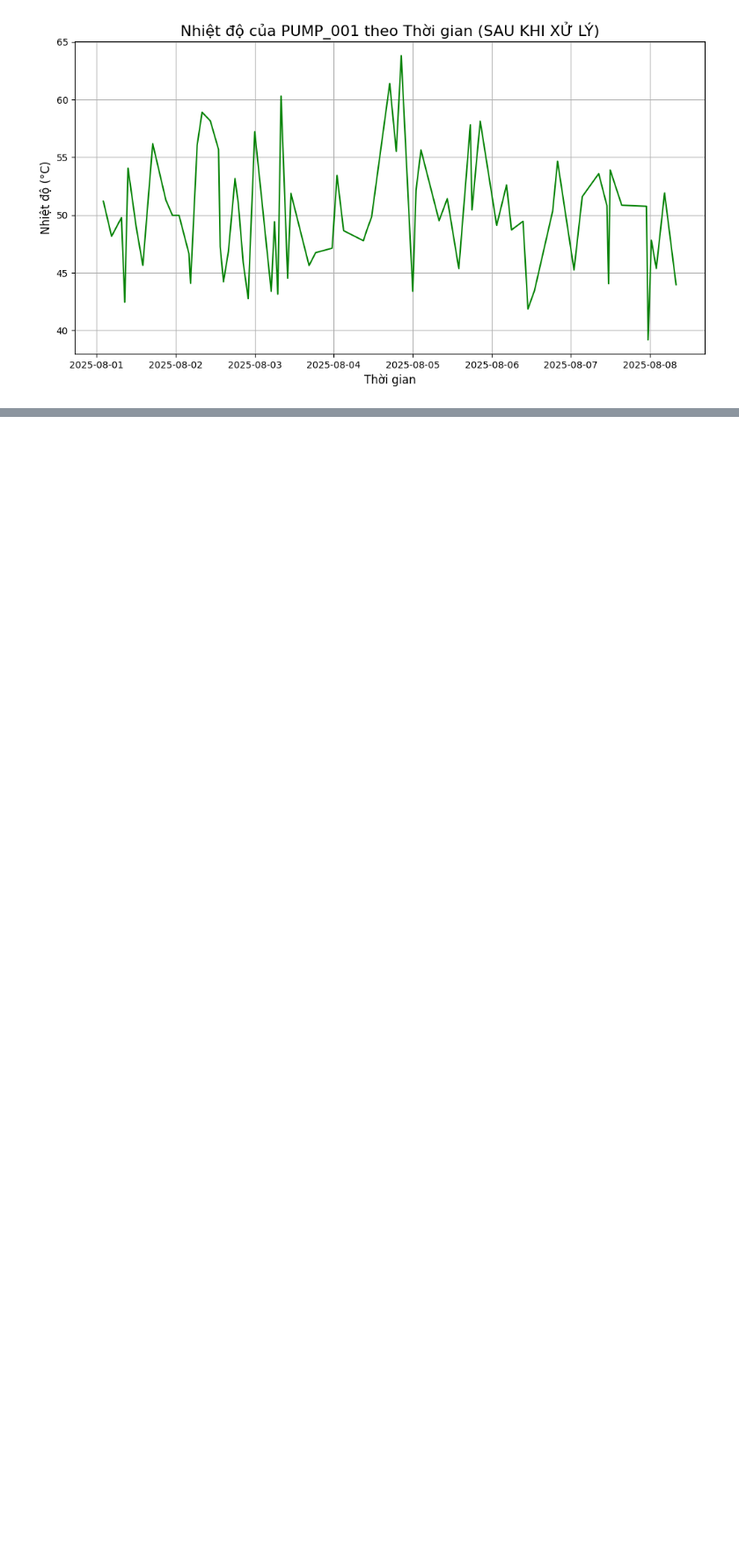
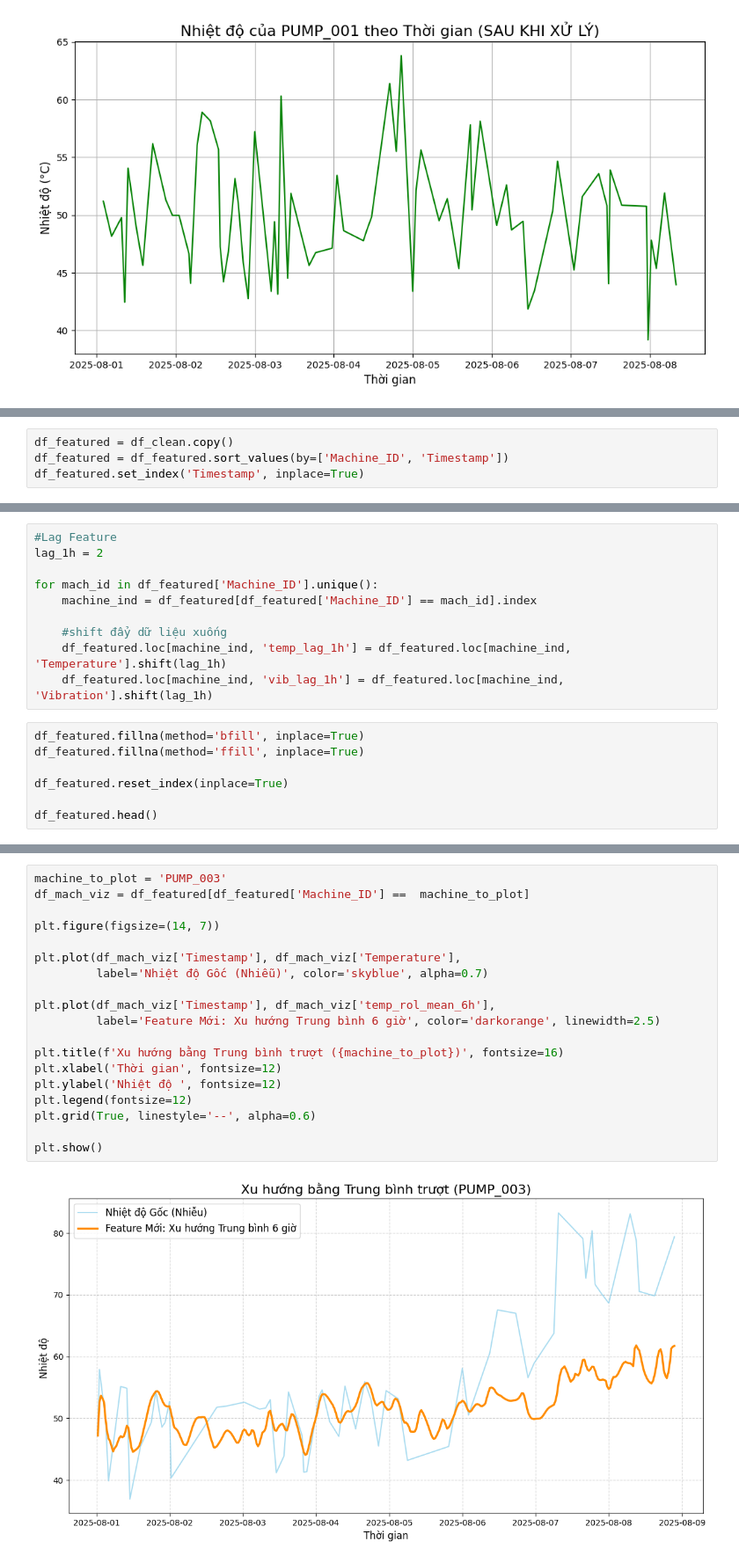
Before and after one commit to nmhkha/dm-project, a Jupyter notebook: pre.ipynb, the cells around one changed output, grey strips where cells are left out. Shown at 88% size. Cells and saved outputs as stored; diff of their text form; blank space fills up the shorter version.

```diff
--- a/pre.ipynb
+++ b/pre.ipynb
@@ -270,0 +273,4 @@ plt.show()
+# %%
+df_featured = df_clean.copy()
+df_featured = df_featured.sort_values(by=['Machine_ID', 'Timestamp'])
+df_featured.set_index('Timestamp', inplace=True)
@@ -270,0 +292,17 @@ plt.show()
+# %%
+#Lag Feature
+lag_1h = 2
+
+for mach_id in df_featured['Machine_ID'].unique():
+    machine_ind = df_featured[df_featured['Machine_ID'] == mach_id].index
+
+    #shift đẩy dữ liệu xuống
+    df_featured.loc[machine_ind, 'temp_lag_1h'] = df_featured.loc[machine_ind, 'Temperature'].shift(lag_1h)
+    df_featured.loc[machine_ind, 'vib_lag_1h'] = df_featured.loc[machine_ind, 'Vibration'].shift(lag_1h)
+# %%
+df_featured.fillna(method='bfill', inplace=True)
+df_featured.fillna(method='ffill', inplace=True)
+
+df_featured.reset_index(inplace=True)
+
+df_featured.head()
@@ -270,0 +322,21 @@ plt.show()
+# %%
+machine_to_plot = 'PUMP_003'
+df_mach_viz = df_featured[df_featured['Machine_ID'] ==  machine_to_plot]
+
+plt.figure(figsize=(14, 7))
+
+plt.plot(df_mach_viz['Timestamp'], df_mach_viz['Temperature'],
+         label='Nhiệt độ Gốc (Nhiễu)', color='skyblue', alpha=0.7)
+
+plt.plot(df_mach_viz['Timestamp'], df_mach_viz['temp_rol_mean_6h'],
+         label='Feature Mới: Xu hướng Trung bình 6 giờ', color='darkorange', linewidth=2.5)
+
+plt.title(f'Xu hướng bằng Trung bình trượt ({machine_to_plot})', fontsize=16)
+plt.xlabel('Thời gian', fontsize=12)
+plt.ylabel('Nhiệt độ ', fontsize=12)
+plt.legend(fontsize=12)
+plt.grid(True, linestyle='--', alpha=0.6)
+
+plt.show()
+# %% [output]
+[figure, added]
```
Also changed, not shown: parts of 5 cells of this notebook.
